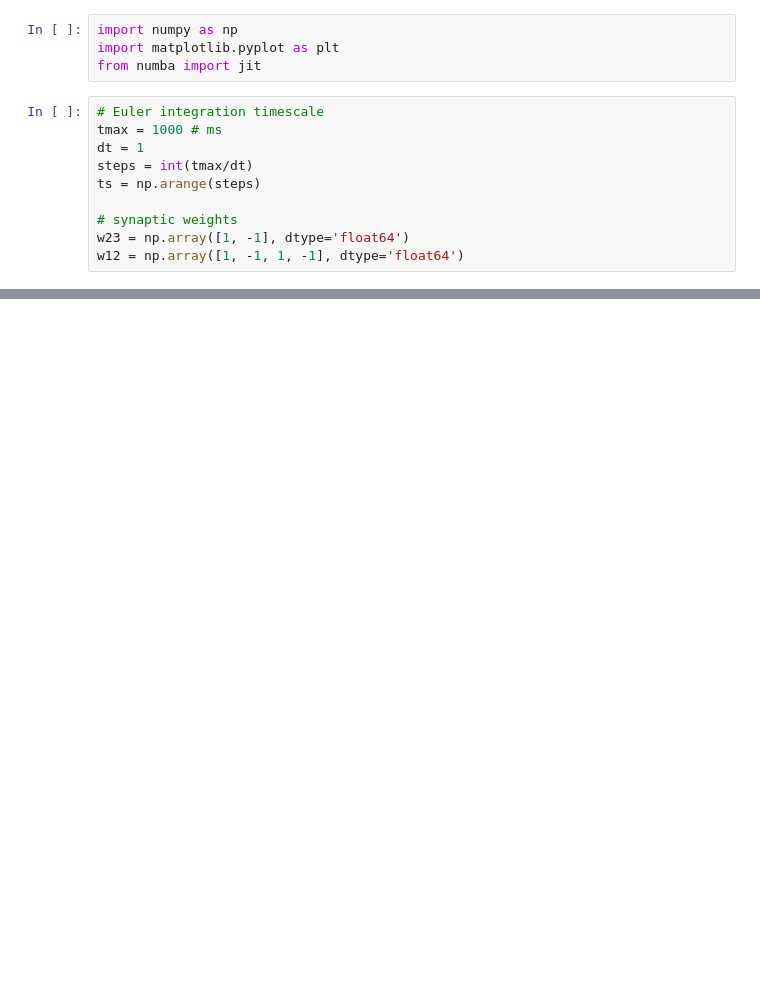
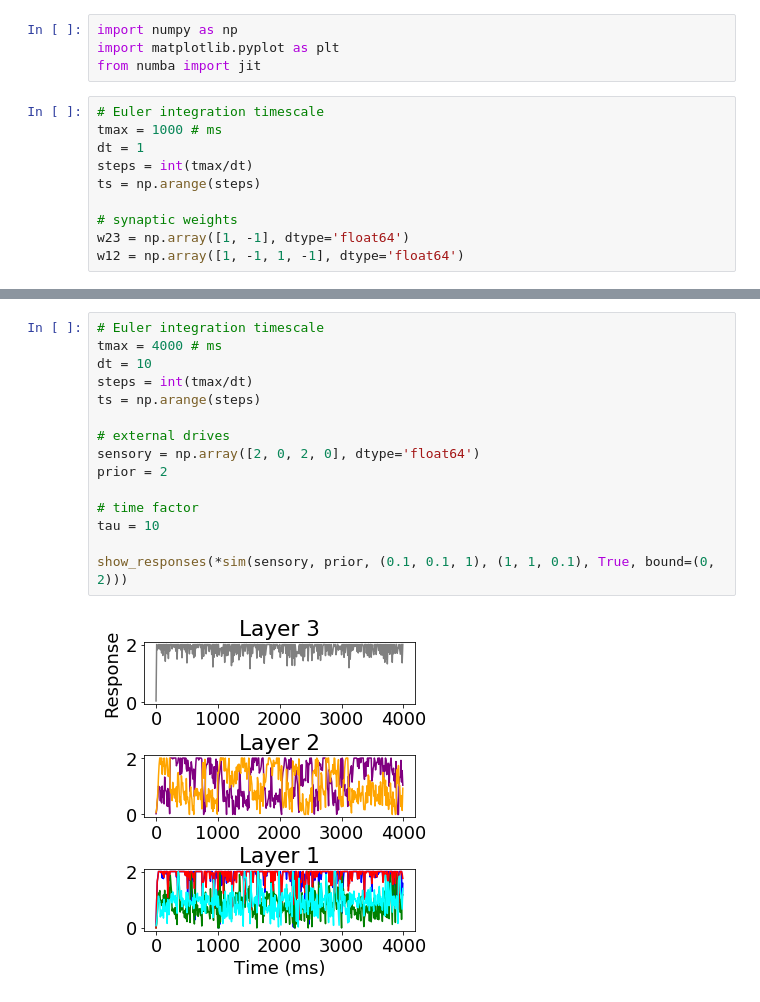
Before and after one commit to gongziyida/Modeling-Neural-Plasticity-with-Multisensory-Braitenberg-Vehicles, a Jupyter notebook: initial materials/inference.ipynb, the cells around one changed output, grey strips where cells are left out. Cells and saved outputs as stored; diff of their text form; blank space fills up the shorter version.

```diff
--- a/initial materials/inference.ipynb
+++ b/initial materials/inference.ipynb
@@ -131,0 +142,17 @@ show_responses(*sim(sensory, prior, (0.1, 0.1, 1), (1, 1, 0.1), True))
+# %%
+# Euler integration timescale
+tmax = 4000 # ms
+dt = 10
+steps = int(tmax/dt)
+ts = np.arange(steps)
+
+# external drives
+sensory = np.array([2, 0, 2, 0], dtype='float64')
+prior = 2
+
+# time factor
+tau = 10
+
+show_responses(*sim(sensory, prior, (0.1, 0.1, 1), (1, 1, 0.1), True, bound=(0, 2)))
+# %% [output]
+[figure, added]
```
Also changed, not shown: parts of 10 cells of this notebook, 2 other files.
